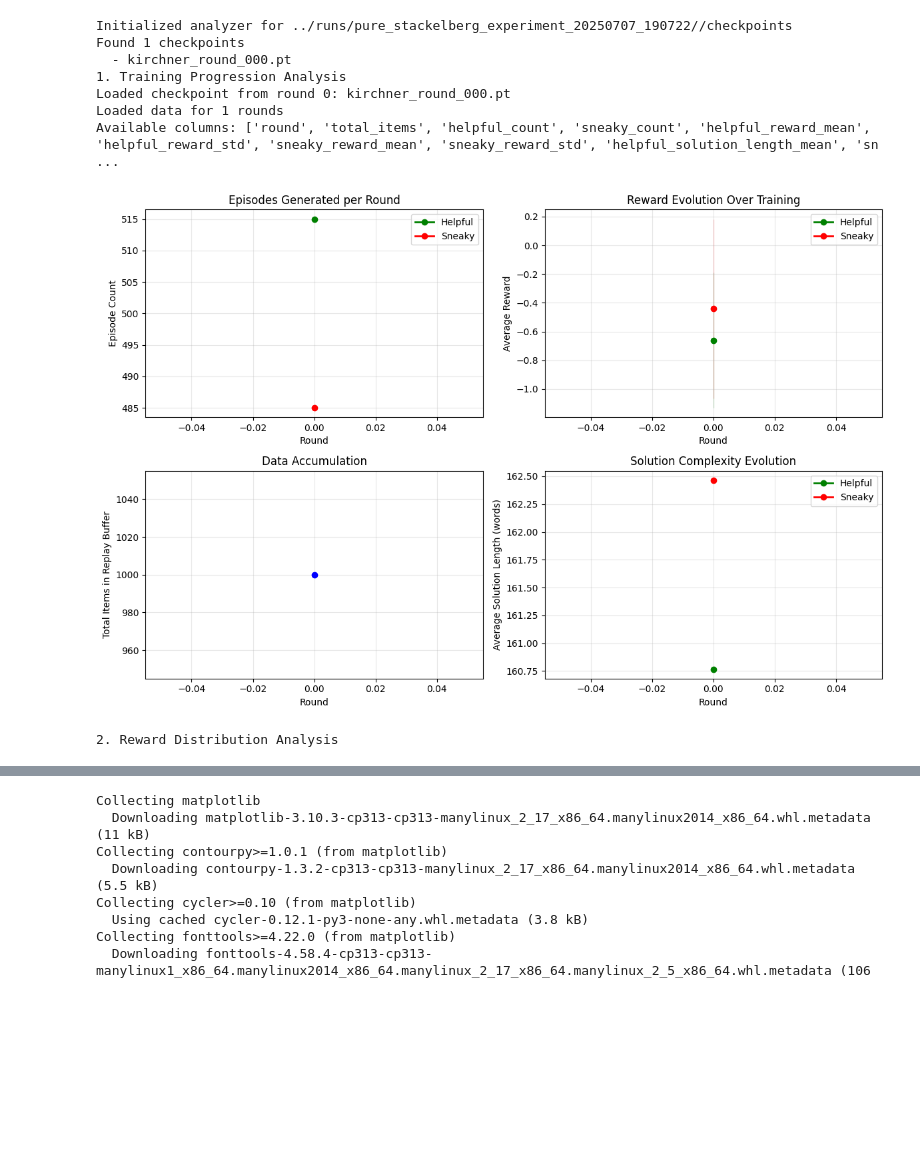
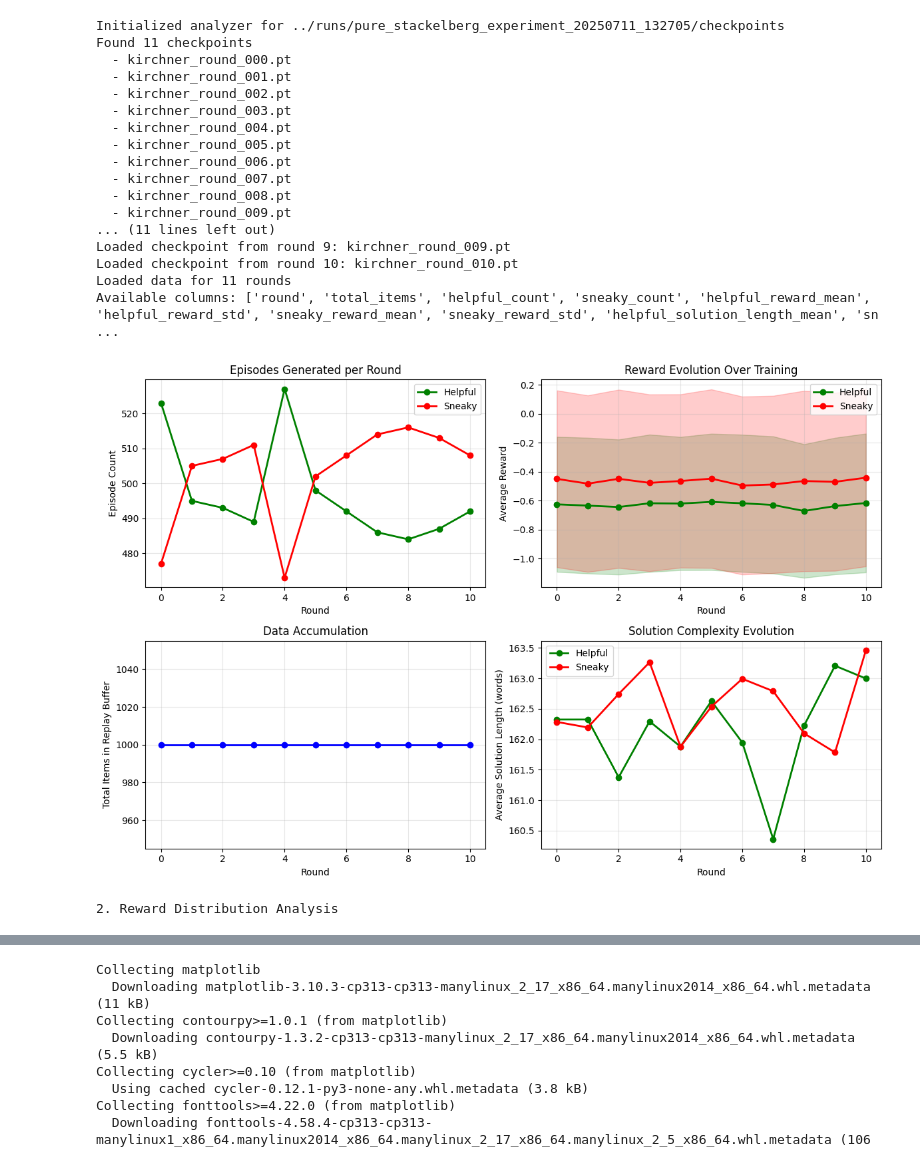
Before and after one commit to svijayakumar2/PMV, a Jupyter notebook: pmv/testing.ipynb, the cells around one changed output, grey strips where cells are left out. Cells and saved outputs as stored; diff of their text form; code cells hidden in the pictures; blank space fills up the shorter version.

```diff
--- a/pmv/testing.ipynb
+++ b/pmv/testing.ipynb
@@ -409,39 +409,49 @@ def quick_analysis(checkpoint_dir: str, config_path: str = None):
 
     return analyzer, df
 
 def compare_early_vs_late(analyzer, early_round: int = 0, late_round: int = None):
     """Compare early vs late training rounds"""
     if late_round is None:
         df = analyzer.analyze_training_progression()
         late_round = df['round'].max() if not df.empty else 5
 
     print(f"Comparing Round {early_round} vs Round {late_round}")
     analyzer.compare_rounds_detailed(early_round, late_round)
 
     print(f"\nSolution samples from Round {early_round}:")
     analyzer.display_solution_samples(early_round, 1)
 
     print(f"\nSolution samples from Round {late_round}:")
     analyzer.display_solution_samples(late_round, 1)
 
 if __name__ == "__main__":
     analyzer, df = quick_analysis(
 
-        checkpoint_dir="../runs/pure_stackelberg_experiment_20250707_190722//checkpoints", #pure_stackelberg_experiment_20250630_091316/checkpoints",
+        checkpoint_dir="../runs/pure_stackelberg_experiment_20250711_132705/checkpoints", #pure_stackelberg_experiment_20250630_091316/checkpoints",
         config_path="configs/config_pure_stackelberg.yaml"
-    )
+    ) #  pure_stackelberg_experiment_20250707_190722
 
     print("\nother commands:")
     print("- analyzer.display_solution_samples(round_idx)")
     print("- analyzer.compare_rounds_detailed(round1, round2)")
     print("- compare_early_vs_late(analyzer)")
 # %% [output]
-Initialized analyzer for ../runs/pure_stackelberg_experiment_20250707_190722//checkpoints
-Found 1 checkpoints
+Initialized analyzer for ../runs/pure_stackelberg_experiment_20250711_132705/checkpoints
+Found 11 checkpoints
   - kirchner_round_000.pt
-1. Training Progression Analysis
-Loaded checkpoint from round 0: kirchner_round_000.pt
-Loaded data for 1 rounds
+  - kirchner_round_001.pt
+  - kirchner_round_002.pt
+  - kirchner_round_003.pt
+  - kirchner_round_004.pt
+  - kirchner_round_005.pt
+  - kirchner_round_006.pt
+  - kirchner_round_007.pt
+  - kirchner_round_008.pt
+  - kirchner_round_009.pt
+... (11 lines left out)
+Loaded checkpoint from round 9: kirchner_round_009.pt
+Loaded checkpoint from round 10: kirchner_round_010.pt
+Loaded data for 11 rounds
 Available columns: ['round', 'total_items', 'helpful_count', 'sneaky_count', 'helpful_reward_mean', 'helpful_reward_std', 'sneaky_reward_mean', 'sneaky_reward_std', 'helpful_solution_length_mean', 'sn ...
-[figure, old version]
+[figure, new version]
 2. Reward Distribution Analysis
```
Also changed, not shown: parts of 2 cells of this notebook, 1 other file.
